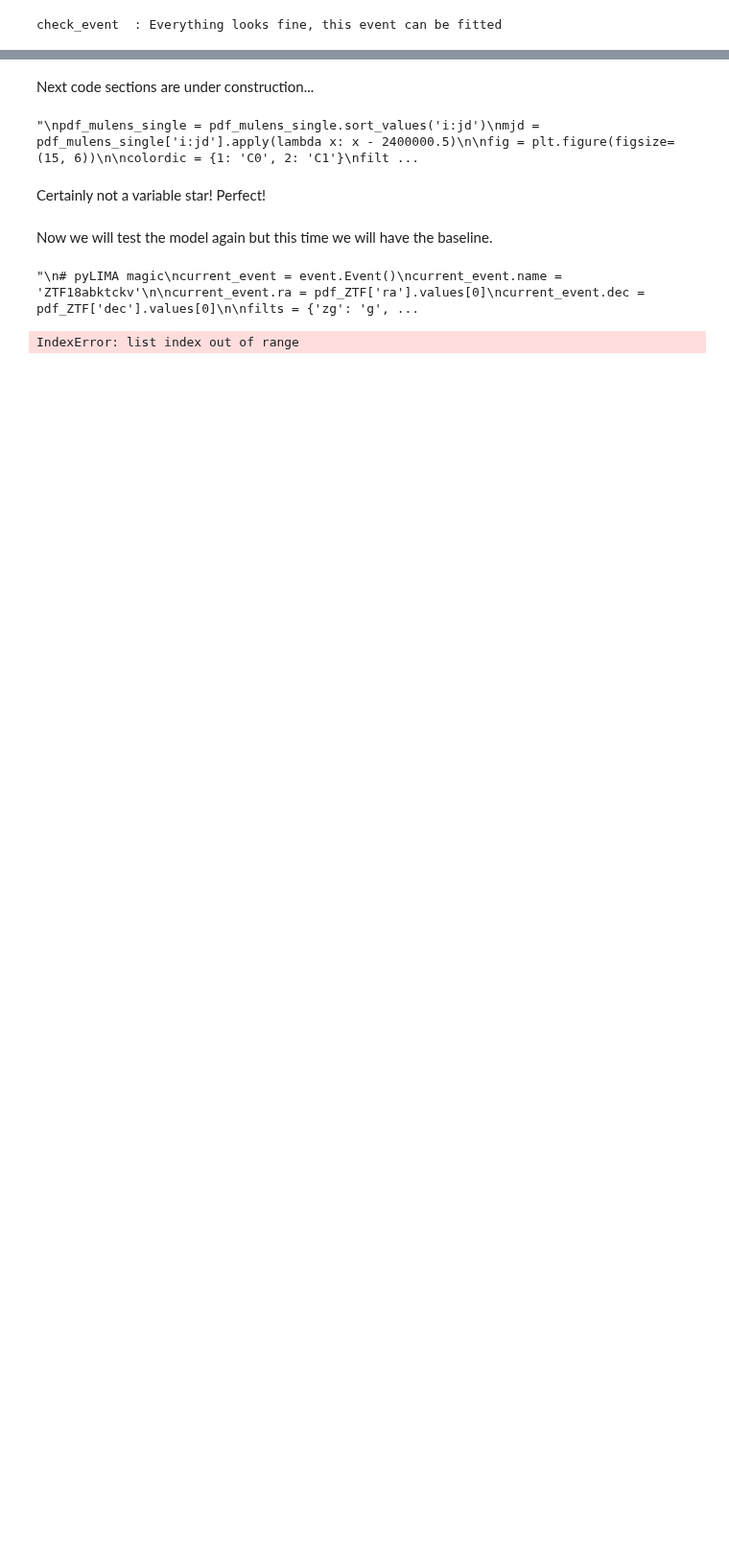
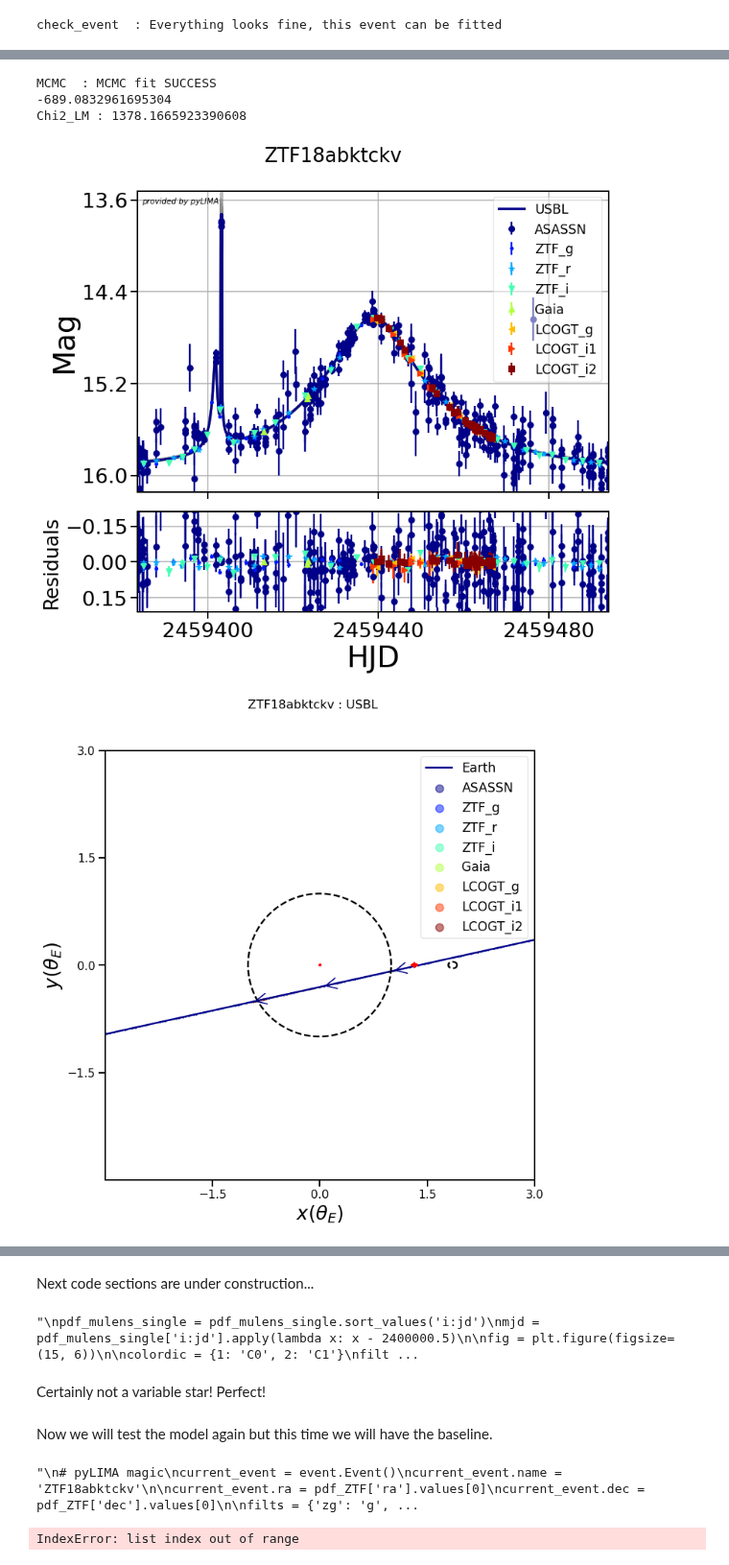
Before and after one commit to astrolabsoftware/fink-tutorials, a Jupyter notebook: galactic/ZTF18abktckv.ipynb, the cells around one changed output, grey strips where cells are left out. Shown at 96% size. Saved outputs shown, nothing was run; the diff lists cells and outputs as text; code cells hidden in the pictures; blank space fills up the shorter version.

```diff
--- a/galactic/ZTF18abktckv.ipynb
+++ b/galactic/ZTF18abktckv.ipynb
@@ -738,9 +870,46 @@ mulens_event.telescopes.append(telescope_Gaia)
 telescope_ASASSN = telescopes.Telescope(name='ASASSN', camera_filter='g', light_curve_magnitude=pdf_ASASSN.to_numpy())
 mulens_event.telescopes.append(telescope_ASASSN)
 
-mulens_event.find_survey('ZTF_g')
+telescope_LCOGT_g = telescopes.Telescope(name='LCOGT_g', camera_filter='g', light_curve_magnitude=pdf_LCOGT_g.to_numpy())
+mulens_event.telescopes.append(telescope_LCOGT_g)
+telescope_LCOGT_i1 = telescopes.Telescope(name='LCOGT_i1', camera_filter='i', light_curve_magnitude=pdf_LCOGT_i1.to_numpy())
+mulens_event.telescopes.append(telescope_LCOGT_i1)
+telescope_LCOGT_i2 = telescopes.Telescope(name='LCOGT_i2', camera_filter='i', light_curve_magnitude=pdf_LCOGT_i2.to_numpy())
+mulens_event.telescopes.append(telescope_LCOGT_i2)
+
+mulens_event.find_survey('ASASSN')
 
 # Sanity check
 mulens_event.check_event()
 # %% [output]
 check_event  : Everything looks fine, this event can be fitted
+# %%
+
+# We will also paralelize our fit because it takes too much time on 1 core
+from multiprocessing import Pool
+pool =  Pool(processes = 16)
+
+# USBL+MCMC+parallax, constrain on rho = [0, 0.1]
+# Now we construct the model we want to fit
+# , parallax=['Full', 2459437.86376], orbital_motion=['Circular',2459403]
+model_USBL = microlmodels.create_model('USBL', mulens_event, blend_flux_ratio = False)
+
+#model_USBL.parameters_guess = [2459437.716556758, 0.292567367287918, 29.276216459383278,
+# 0.0033938221972480698, 0.25907541376964316, -1.882165725200494,
+# -2.813927692315199, -0.08424681253498023, 1.0968202291928284,
+# 9.683362730898793, -4.587345762671672]
+
+#, 0.04107, -0.30024, 8.37678, 8.76212, 1.03363
+model_USBL.parameters_guess = [2459438.71068, 0.2987, 27.68263, 0.00163, 0.26918, -2.58052, -2.92483]
+#model_USBL.parameters_boundaries[1] = [-1,0]
+model_USBL.parameters_boundaries[1] = [0,1]
+model_USBL.parameters_boundaries[3] = [0.00001,0.1]
+model_USBL.parameters_boundaries[4] = [0,1]
+mulens_event.fit(model_USBL,'MCMC', computational_pool = pool)
+# And now we produce some plots
+mulens_event.fits[0].produce_outputs()
+np.save('MCMC_chains/USBC+MCMC,ZTF+Gaia+ASASSN+LCOGT',mulens_event.fits[0].MCMC_chains)
+print(np.max(mulens_event.fits[0].MCMC_chains[:,-1]))
+print('Chi2_LM :',mulens_event.fits[0].outputs.fit_parameters.chichi)
+plt.show()
+# %% [output]
@@ -746,0 +920,5 @@ check_event  : Everything looks fine, this event can be fitted
+MCMC  : MCMC fit SUCCESS
+-689.0832961695304
+Chi2_LM : 1378.1665923390608
+[figure, added]
+[figure, added]
```
Also changed, not shown: parts of 13 cells of this notebook, 1 other file.
